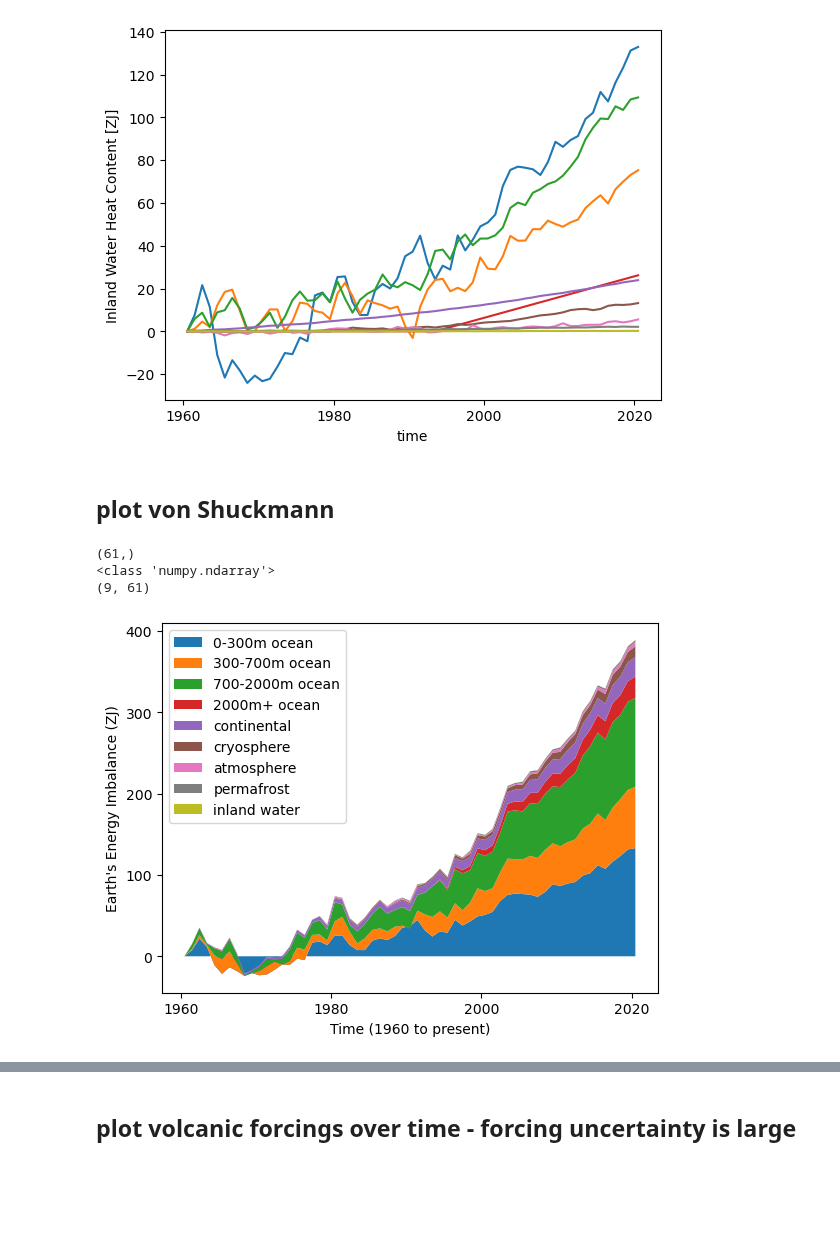
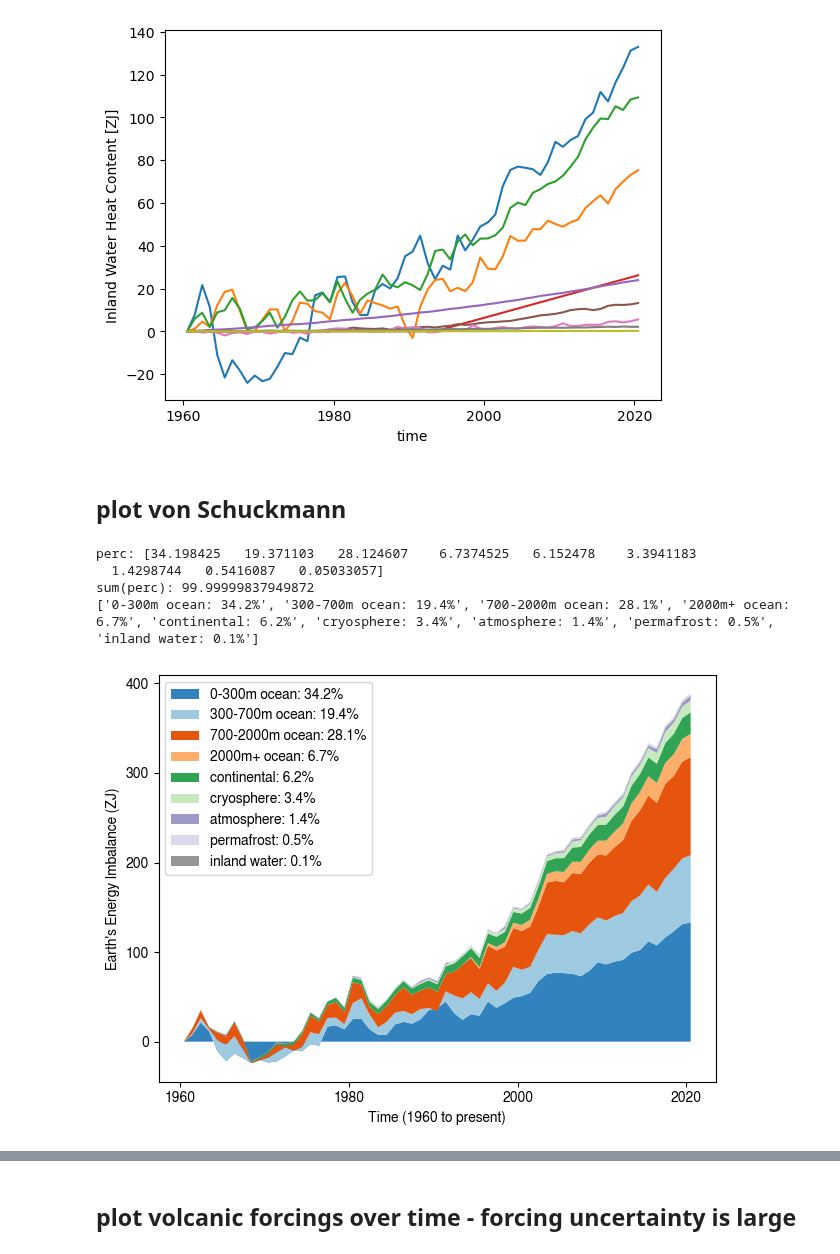
Before and after one commit to durack1/notebooks, a Jupyter notebook: jlnbs/CMIP6-OHC.ipynb, the cells around one changed output, grey strips where cells are left out. Cells and saved outputs as stored; diff of their text form; code cells hidden in the pictures; blank space fills up the shorter version.

Commit message:
vonSchuck plot updated

```diff
--- a/jlnbs/CMIP6-OHC.ipynb
+++ b/jlnbs/CMIP6-OHC.ipynb
@@ -161,34 +162,76 @@ permafrost_heat_content 02.11
 inland_water_heat_content 00.20
 [figure]
 # %% [markdown]
-## plot von Shuckmann
+## plot von Schuckmann
 # %%
+%%time
 # plot up all components
 ocean0to300 = ds_ocean["ocean_heat_content_0-300m"]
 ocean300to700 = ds_ocean["ocean_heat_content_0-700m"]-ocean0to300
 ocean700to2000 = ds_ocean["ocean_heat_content_700-2000m"]
 ocean2000toBottom = ds_ocean["ocean_heat_content_below_2000m"]
 continental = ds_continental["continental_heat_content"]
 cryosphere = ds_cryosphere["cryosphere_heat_content"]
 atmosphere = ds_atmospheric["atmospheric_heat_content"]
 permafrost = ds_permafrost["permafrost_heat_content"]
 inlandWater = ds_inland_water["inland_water_heat_content"]
 ocean0to300.time.attrs["calendar"] = "standard"
 x = ocean0to300.time.data # solves TypeError: 'int' object is not iterable
-print(x.shape); print(type(x))
 y = np.vstack([ocean0to300, ocean300to700, ocean700to2000, ocean2000toBottom, continental, cryosphere, atmosphere, permafrost, inlandWater])
-print(y.shape)
-labels = ["0-300m ocean", "300-700m ocean", "700-2000m ocean",
-          "2000m+ ocean", "continental", "cryosphere",
-          "atmosphere", "permafrost", "inland water"]
+
+# create % totals
+y1 = np.sum(y[:, -1], axis=0)
+perc = y[:, -1]
+perc = (perc / y1) * 100
+print("perc:", perc)
+print("sum(perc):", sum(perc))
+
+# create labels
+f = "{:03.1f}%"
+percLabels = []
+strLabels = ["0-300m ocean", "300-700m ocean", "700-2000m ocean",
+             "2000m+ ocean", "continental", "cryosphere",
+             "atmosphere", "permafrost", "inland water"]
+for count, lab in enumerate(strLabels):
+    percLabels.append(': '.join([lab, f.format(perc[count])]))
+print(percLabels)
+
+# set up plot conditions
+#fontName = "Microsoft Sans Serif"
+fontName = "FreeSans"
+# https://anaconda.org/conda-forge/mscorefonts/files
+# https://stackoverflow.com/questions/42097053/matplotlib-cannot-find-basic-fonts
+fontSize = 10
+NUM_COLORS = 9
+colList = []
+cm = plt.get_cmap('tab20c')  # also tab 20b, tab20
+# make ocean colours all blue - 26 leads to first 4 being blue dark-light
+for i in range(NUM_COLORS):
+    colList.append(cm(1.*i/NUM_COLORS))
+
+# start plotting
+labels = ["0-300m ocean", "300-700m ocean", "700-2000m ocean", "2000m+ ocean",
+          "continental", "cryosphere", "atmosphere", "permafrost", "inland water"]
 fig, ax = plt.subplots()
-ax.stackplot(x, y, labels=labels)
-ax.legend(loc='upper left')
-plt.ylabel("Earth's Energy Imbalance (ZJ)")
-plt.xlabel("Time (1960 to present)")
+ax.stackplot(x, y, labels=percLabels, colors=colList)
+#ax.legend(loc='upper left')
+ax.legend(prop={"family": fontName, "size": fontSize}, loc="upper left")
+plt.ylabel("Earth's Energy Imbalance (ZJ)", fontname=fontName, fontsize=fontSize)
+plt.yticks(fontname=fontName, fontsize=fontSize)
+plt.xlabel("Time (1960 to present)", fontname=fontName, fontsize=fontSize)
+# below is not starting at 1960 on left
+# https://stackoverflow.com/questions/29968654/format-of-datetime-in-pyplot-axis
+#import matplotlib.dates as mdates; import matplotlib.ticker as plticker;
+#loc = plticker.MultipleLocator(base=3652.5) # this locator puts ticks at regular intervals
+#ax.xaxis.set_major_locator(loc)
+#ax.xaxis.set_major_formatter(mdates.DateFormatter('%Y')); fig.autofmt_xdate()
+plt.xticks(fontname=fontName, fontsize=fontSize)
+# fill canvas
+fig.tight_layout()
 plt.show()
 # %% [output]
-(61,)
-<class 'numpy.ndarray'>
-(9, 61)
+perc: [34.198425   19.371103   28.124607    6.7374525   6.152478    3.3941183
+  1.4298744   0.5416087   0.05033057]
+sum(perc): 99.99999837949872
+['0-300m ocean: 34.2%', '300-700m ocean: 19.4%', '700-2000m ocean: 28.1%', '2000m+ ocean: 6.7%', 'continental: 6.2%', 'cryosphere: 3.4%', 'atmosphere: 1.4%', 'permafrost: 0.5%', 'inland water: 0.1%']
-[figure, old version]
+[figure, new version]
```
Also changed, not shown: parts of 10 cells of this notebook.
